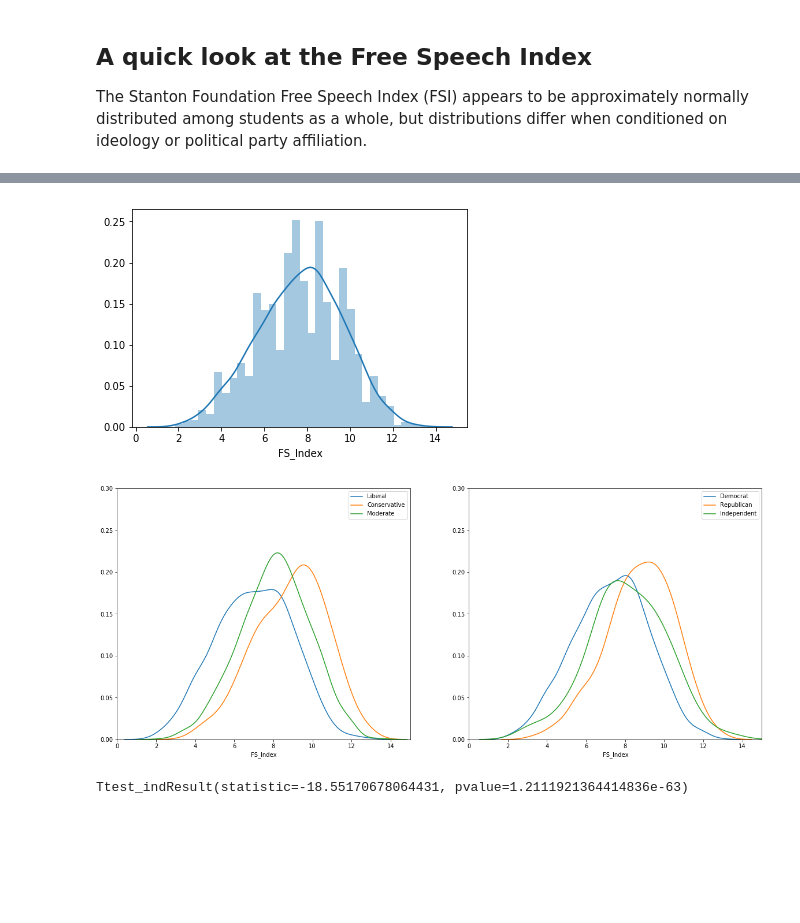
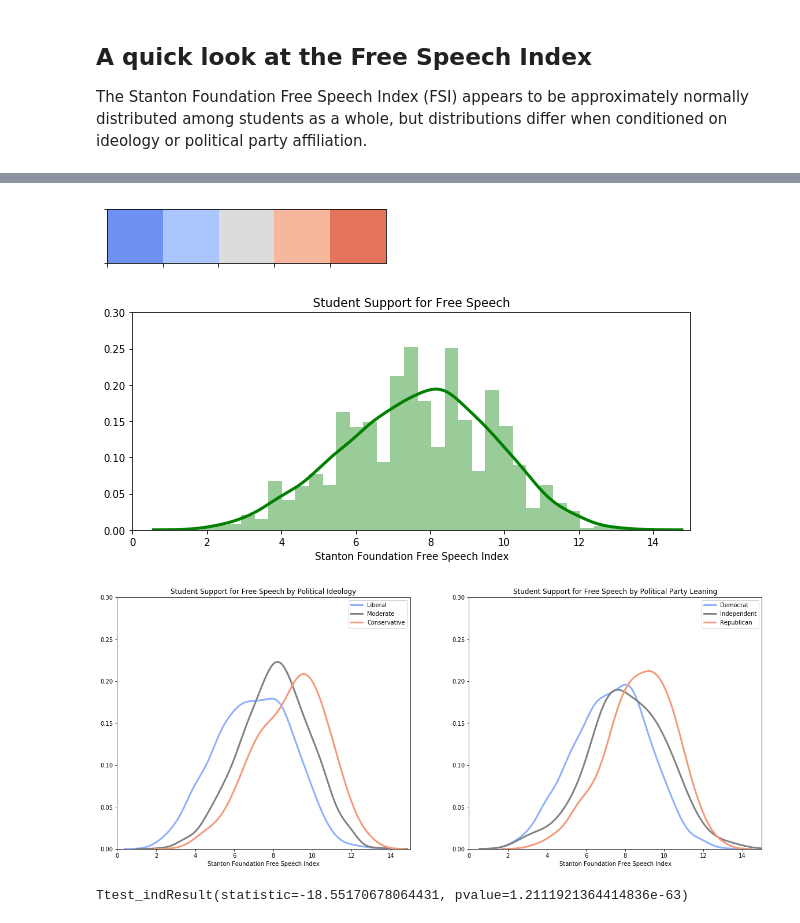
Before and after one commit to krisbitney/Free_Speech_On_College_Campuses, a Jupyter notebook: StudentFreeSpeech.ipynb, the cells around one changed output, grey strips where cells are left out. Drawn from its saved outputs; the diff is of its cells as text; code cells hidden in the pictures; blank space fills up the shorter version.

```diff
--- a/StudentFreeSpeech.ipynb
+++ b/StudentFreeSpeech.ipynb
@@ -32,16 +32,16 @@ fs_df = raw_data[['ageban', 'genderban', 'relban', 'soc_classrec', 'arearec',
                   'FSI_Q4', 'FSI_Q4A', 'FSI_Q14A', 'FSI_Q14B', 'FSI_Q34A',
                   'FSI_Q34B', 'FSI_Q34D', 'FSI_Q34E', 'FSI_Q34F', 'FSI_Q35A',
                   'FSI_Q35C', 'FSI_Q35D', 'FSI_Q40B', 'FSI_Q41', 'FSI_Q43',
-                  'PARTYL', 'ideolrec', 'finalwt', 'FS_Index']]
+                  'PARTYL', 'ideolrec', 'finalwt', 'FS_Index', 'D10']]
 
 # Drop if missing response variable(s)
 fs_df = fs_df.dropna(subset=['PARTYL', 'ideolrec'])
 
 # Separate response, feature, and survey weight variables
-y = fs_df[['PARTYL', 'ideolrec']]
+y = fs_df[['PARTYL', 'ideolrec', 'D10']]
 wt = fs_df['finalwt']
 FS_Index = fs_df['FS_Index'].copy().astype('float')
-fs_df = fs_df.drop(columns=['PARTYL', 'ideolrec', 'finalwt', 'FS_Index'])
+fs_df = fs_df.drop(columns=['PARTYL', 'ideolrec', 'finalwt', 'FS_Index', 'D10'])
 # %%
 list(fs_df.columns)
 # %% [output]
@@ -233,20 +233,20 @@ def clean_data(raw_data):
     fs_df = raw_data[['ageban', 'genderban', 'relban', 'soc_classrec', 'arearec',
                       'Race_Black', 'Race_Hispanic', 'Race_Asian', 'Race_Other',
                       'Region_East', 'Region_MidWest', 'Region_South',
-                      'Institution_Public', 'Institution_PrivateNP',
+                      'Institution_Public',
                       'FSI_Q4', 'FSI_Q4A', 'FSI_Q14A', 'FSI_Q14B', 'FSI_Q34A',
                       'FSI_Q34B', 'FSI_Q34D', 'FSI_Q34E', 'FSI_Q34F', 'FSI_Q35A',
                       'FSI_Q35C', 'FSI_Q35D', 'FSI_Q40B', 'FSI_Q41', 'FSI_Q43',
-                      'PARTYL', 'ideolrec', 'finalwt', 'FS_Index']].copy()
+                      'PARTYL', 'ideolrec', 'finalwt', 'FS_Index', 'D10']].copy()
 
     # Drop if missing response variable(s)
-    fs_df = fs_df.dropna(subset=['PARTYL', 'ideolrec'])
+    fs_df = fs_df.dropna(subset=['PARTYL', 'ideolrec', 'D10'])
 
     # Separate response, feature, and survey weight variables
-    y = fs_df[['PARTYL', 'ideolrec']].copy()
+    y = fs_df[['PARTYL', 'ideolrec', 'D10']].copy()
     wt = 1 / fs_df['finalwt'].copy()
     FS_Index = fs_df['FS_Index'].copy().astype('float')
-    fs_df = fs_df.drop(columns=['PARTYL', 'ideolrec', 'finalwt', 'FS_Index'])
+    fs_df = fs_df.drop(columns=['PARTYL', 'ideolrec', 'finalwt', 'FS_Index', 'D10'])
 
     # Combine Q4 and Q4A into one variable, per the data dictionary guideline
     fs_df['FSI_Q4'].replace(np.nan, fs_df['FSI_Q4A'], inplace=True)
@@ -287,7 +287,7 @@ def clean_data(raw_data):
 
     # Do cool things with response variables
     y = pd.get_dummies(y, drop_first=False)
-    y = y.drop(columns=['PARTYL_Libertarian', 'PARTYL_No opinion', 'ideolrec_DK', 'ideolrec_REF'])
+    y = y.drop(columns=['PARTYL_Libertarian', 'PARTYL_No opinion', 'ideolrec_DK', 'ideolrec_REF', 'D10_No opinion'])
 
     return fs_df, y, wt, FS_Index
 # %% [markdown]
@@ -306,34 +321,52 @@ ind_fsi = FS_Index[y.loc[:, 'PARTYL_Independent/no lean'] == 1]
+# %%
+# Seaborn colors
+sns.palplot(sns.color_palette('coolwarm', 5))
+# %% [output]
+[figure, added]
 # %%
 # Plot FSI distribution for all students
+sns.set_palette('colorblind')
+plt.rcParams["figure.figsize"] = (10, 4)
+fig = plt.Figure()
+
 ax = plt.subplot()
-sns.distplot(FS_Index, ax=ax)
+sns.distplot(FS_Index, ax=ax, kde_kws={'lw': 3}, color='green')
+plt.title("Student Support for Free Speech")
+plt.xlabel('Stanton Foundation Free Speech Index')
+plt.ylim(0, 0.3)
+plt.xlim(0, 15)
 plt.show()
 # %% [output]
-[figure, old version]
+[figure, new version]
 # %%
 # Plot FSI distribution by ideology and party affiliation
+sns.set_palette('coolwarm', 3)
 plt.rcParams["figure.figsize"] = (20, 8)
 fig = plt.Figure()
 
 ax = plt.subplot(1, 2, 1)
-sns.distplot(lib_fsi, ax=ax, hist=False, label='Liberal')
-sns.distplot(cons_fsi, ax=ax, hist=False, label='Conservative')
-sns.distplot(mod_fsi, ax=ax, hist=False, label='Moderate')
+sns.distplot(lib_fsi, ax=ax, hist=False, label='Liberal', kde_kws={'lw': 3})
+sns.distplot(mod_fsi, ax=ax, hist=False, label='Moderate', kde_kws={'lw': 3, 'color': 'gray'})
+sns.distplot(cons_fsi, ax=ax, hist=False, label='Conservative', kde_kws={'lw': 3})
+plt.title("Student Support for Free Speech by Political Ideology")
+plt.xlabel('Stanton Foundation Free Speech Index')
 plt.ylim(0, 0.3)
 plt.xlim(0, 15)
 plt.legend()
 
 ax = plt.subplot(1, 2, 2)
-sns.distplot(dem_fsi, ax=ax, hist=False, label='Democrat')
-sns.distplot(rep_fsi, ax=ax, hist=False, label='Republican')
-sns.distplot(ind_fsi, ax=ax, hist=False, label='Independent')
+sns.distplot(dem_fsi, ax=ax, hist=False, label='Democrat', kde_kws={'lw': 3})
+sns.distplot(ind_fsi, ax=ax, hist=False, label='Independent', kde_kws={'lw': 3, 'color': 'gray'})
+sns.distplot(rep_fsi, ax=ax, hist=False, label='Republican', kde_kws={'lw': 3})
+plt.title("Student Support for Free Speech by Political Party Leaning")
+plt.xlabel('Stanton Foundation Free Speech Index')
 plt.ylim(0, 0.3)
 plt.xlim(0, 15)
 plt.legend()
 
 plt.show()
 # %% [output]
-[figure, old version]
+[figure, new version]
 # %%
 # t-test
 ttest_ind(lib_fsi, cons_fsi, equal_var=False)
```
Also changed, not shown: parts of 28 cells of this notebook, 1 other file.
